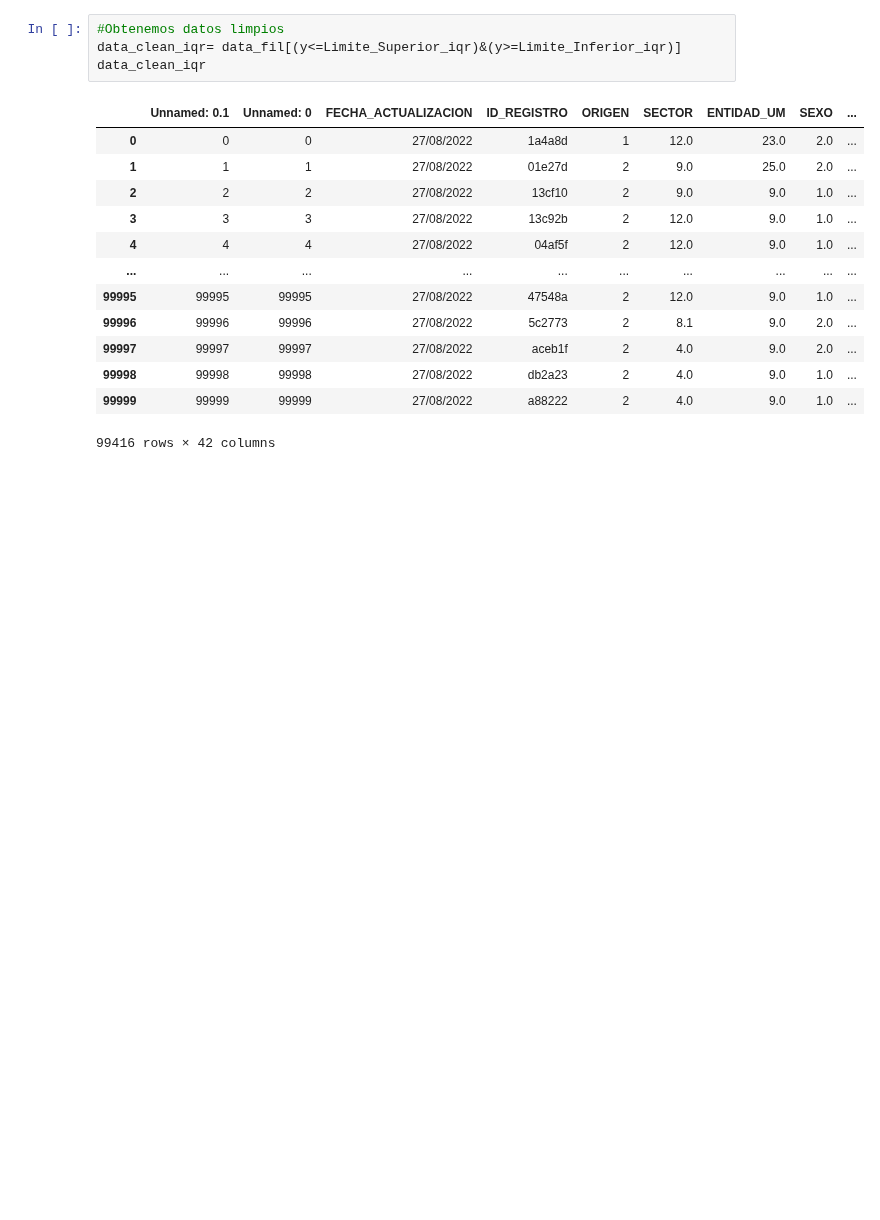
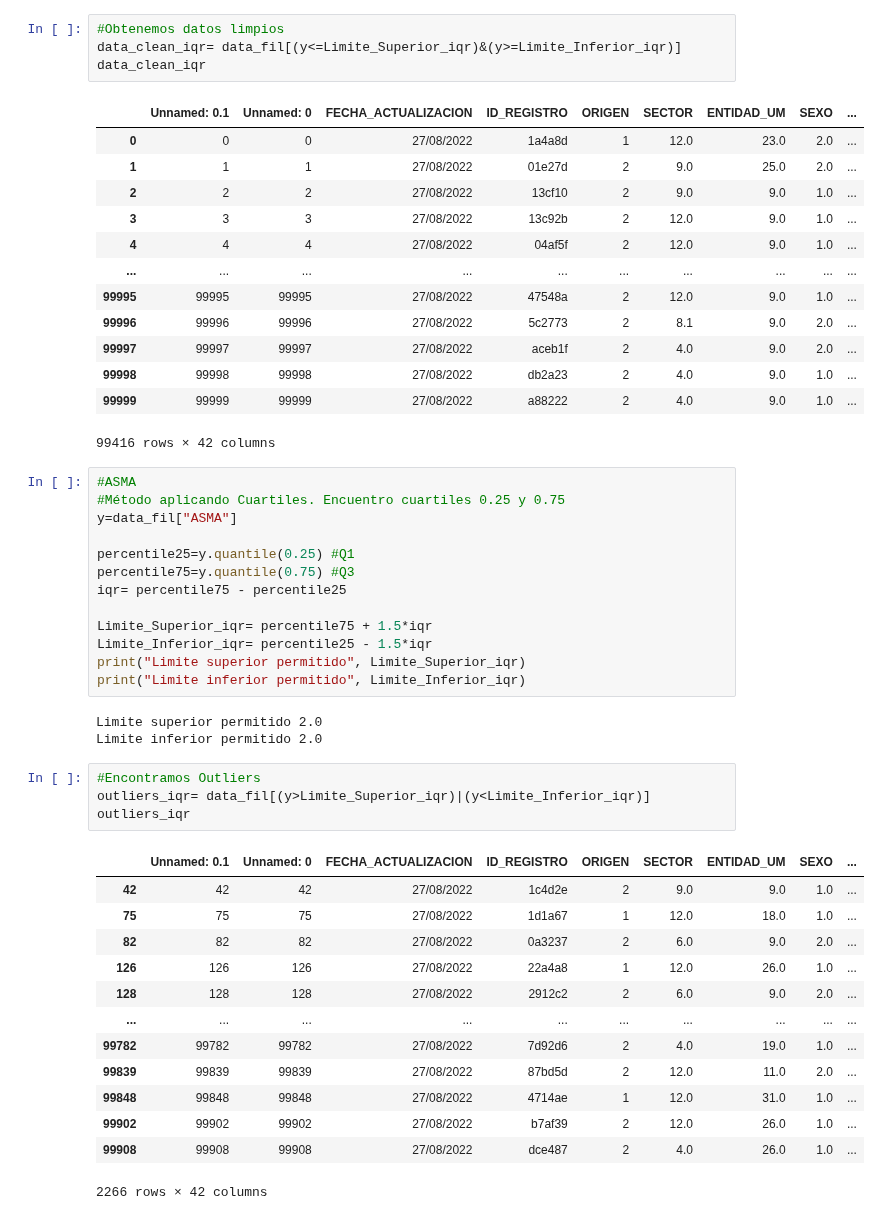
Before and after one commit to ElizabethCobos/Actividad4, a Jupyter notebook: Actividad4.ipynb, the cells around one changed output. Cells and saved outputs as stored; diff of their text form; blank space fills up the shorter version.

Commit message:
Outlier ASMA

```diff
--- a/Actividad4.ipynb
+++ b/Actividad4.ipynb
@@ -1168,3 +1168,37 @@ data_clean_iqr
 | 99998 | 99998 | 99998 | 27/08/2022 | db2a23 | 2 | 4.0 | 9.0 | 1.0 | ... |
 | 99999 | 99999 | 99999 | 27/08/2022 | a88222 | 2 | 4.0 | 9.0 | 1.0 | ... |
 99416 rows × 42 columns
+# %%
+#ASMA
+#Método aplicando Cuartiles. Encuentro cuartiles 0.25 y 0.75
+y=data_fil["ASMA"]
+
+percentile25=y.quantile(0.25) #Q1
+percentile75=y.quantile(0.75) #Q3
+iqr= percentile75 - percentile25
+
+Limite_Superior_iqr= percentile75 + 1.5*iqr
+Limite_Inferior_iqr= percentile25 - 1.5*iqr
+print("Limite superior permitido", Limite_Superior_iqr)
+print("Limite inferior permitido", Limite_Inferior_iqr)
+# %% [output]
+Limite superior permitido 2.0
+Limite inferior permitido 2.0
+# %%
+#Encontramos Outliers
+outliers_iqr= data_fil[(y>Limite_Superior_iqr)|(y<Limite_Inferior_iqr)]
+outliers_iqr
+# %% [output]
+|  | Unnamed: 0.1 | Unnamed: 0 | FECHA_ACTUALIZACION | ID_REGISTRO | ORIGEN | SECTOR | ENTIDAD_UM | SEXO | ... |
+| 42 | 42 | 42 | 27/08/2022 | 1c4d2e | 2 | 9.0 | 9.0 | 1.0 | ... |
+| 75 | 75 | 75 | 27/08/2022 | 1d1a67 | 1 | 12.0 | 18.0 | 1.0 | ... |
+| 82 | 82 | 82 | 27/08/2022 | 0a3237 | 2 | 6.0 | 9.0 | 2.0 | ... |
+| 126 | 126 | 126 | 27/08/2022 | 22a4a8 | 1 | 12.0 | 26.0 | 1.0 | ... |
+| 128 | 128 | 128 | 27/08/2022 | 2912c2 | 2 | 6.0 | 9.0 | 2.0 | ... |
+| ... | ... | ... | ... | ... | ... | ... | ... | ... | ... |
+| 99782 | 99782 | 99782 | 27/08/2022 | 7d92d6 | 2 | 4.0 | 19.0 | 1.0 | ... |
+| 99839 | 99839 | 99839 | 27/08/2022 | 87bd5d | 2 | 12.0 | 11.0 | 2.0 | ... |
+| 99848 | 99848 | 99848 | 27/08/2022 | 4714ae | 1 | 12.0 | 31.0 | 1.0 | ... |
+| 99902 | 99902 | 99902 | 27/08/2022 | b7af39 | 2 | 12.0 | 26.0 | 1.0 | ... |
+| 99908 | 99908 | 99908 | 27/08/2022 | dce487 | 2 | 4.0 | 26.0 | 1.0 | ... |
+2266 rows × 42 columns
```
Also changed, not shown: parts of 1 cell of this notebook.
